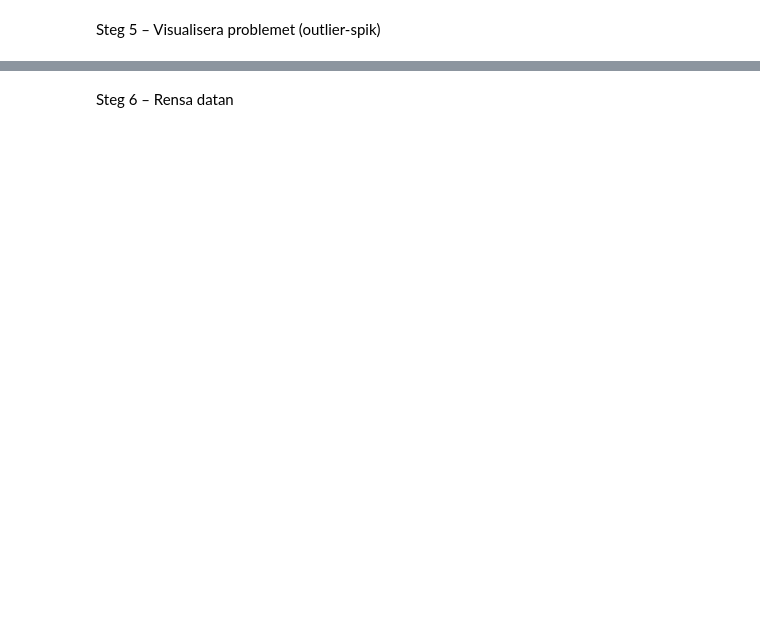
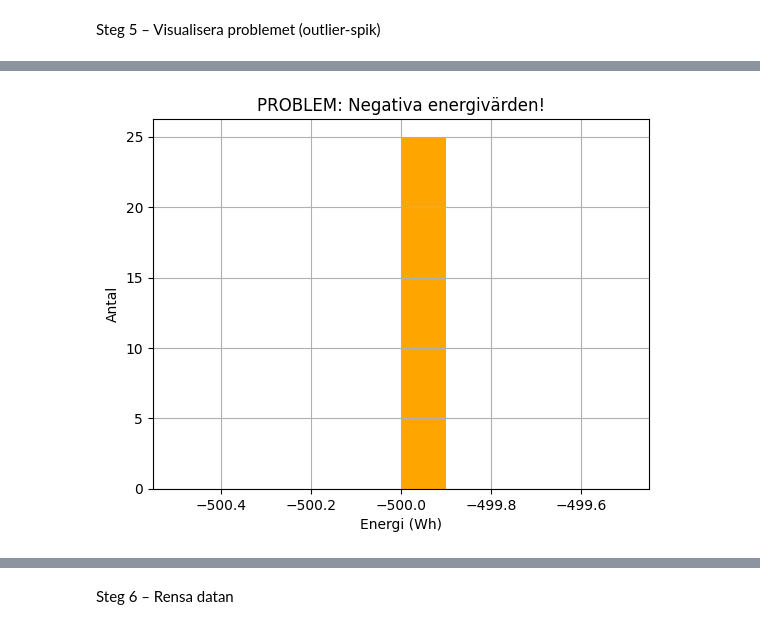
Before and after one commit to TheProgrammer1000/big-data-iot-labs, a Jupyter notebook: lab2-datarensning/Lab2/Lab2-Datarensning.ipynb, the cells around one changed output, grey strips where cells are left out. Cells and saved outputs as stored; diff of their text form; code cells hidden in the pictures; blank space fills up the shorter version.

```diff
--- a/lab2-datarensning/Lab2/Lab2-Datarensning.ipynb
+++ b/lab2-datarensning/Lab2/Lab2-Datarensning.ipynb
@@ -94,12 +241,14 @@ print("• Det är för varmt för ett kök! Huset skulle brinna!")
 # %%
 
 # Graf 2: Visa BARA de negativa energivärdena
-negativa_energi = data[data['Vitvaror_Energi_Wh'] < 0]['Vitvaror_Energi_Wh']
+negativa_energi = df[df['Vitvaror_Energi_Wh'] < 0]['Vitvaror_Energi_Wh']
 negativa_energi.hist(color='orange')
 plt.title('PROBLEM: Negativa energivärden!')
 plt.xlabel('Energi (Wh)')
 plt.ylabel('Antal')
 plt.show()
+# %% [output]
+[figure, added]
 # %%
 print(" GRAF 2 VISAR:")
 print(f"• {len(negativa_energi)} negativa energivärden vid {negativa_energi.iloc[0]:.0f} Wh")
```
Also changed, not shown: parts of 29 cells of this notebook, 1 other file.
